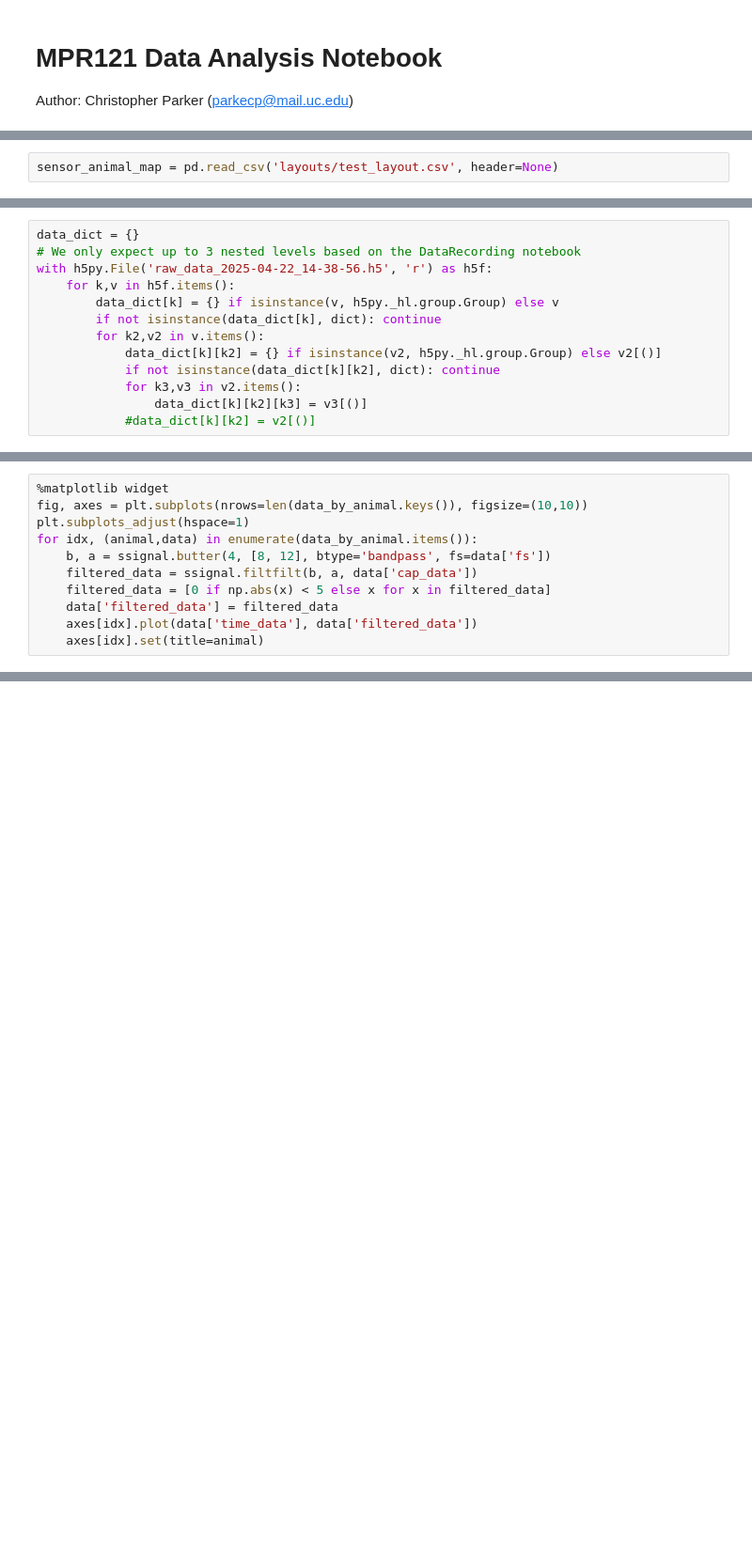
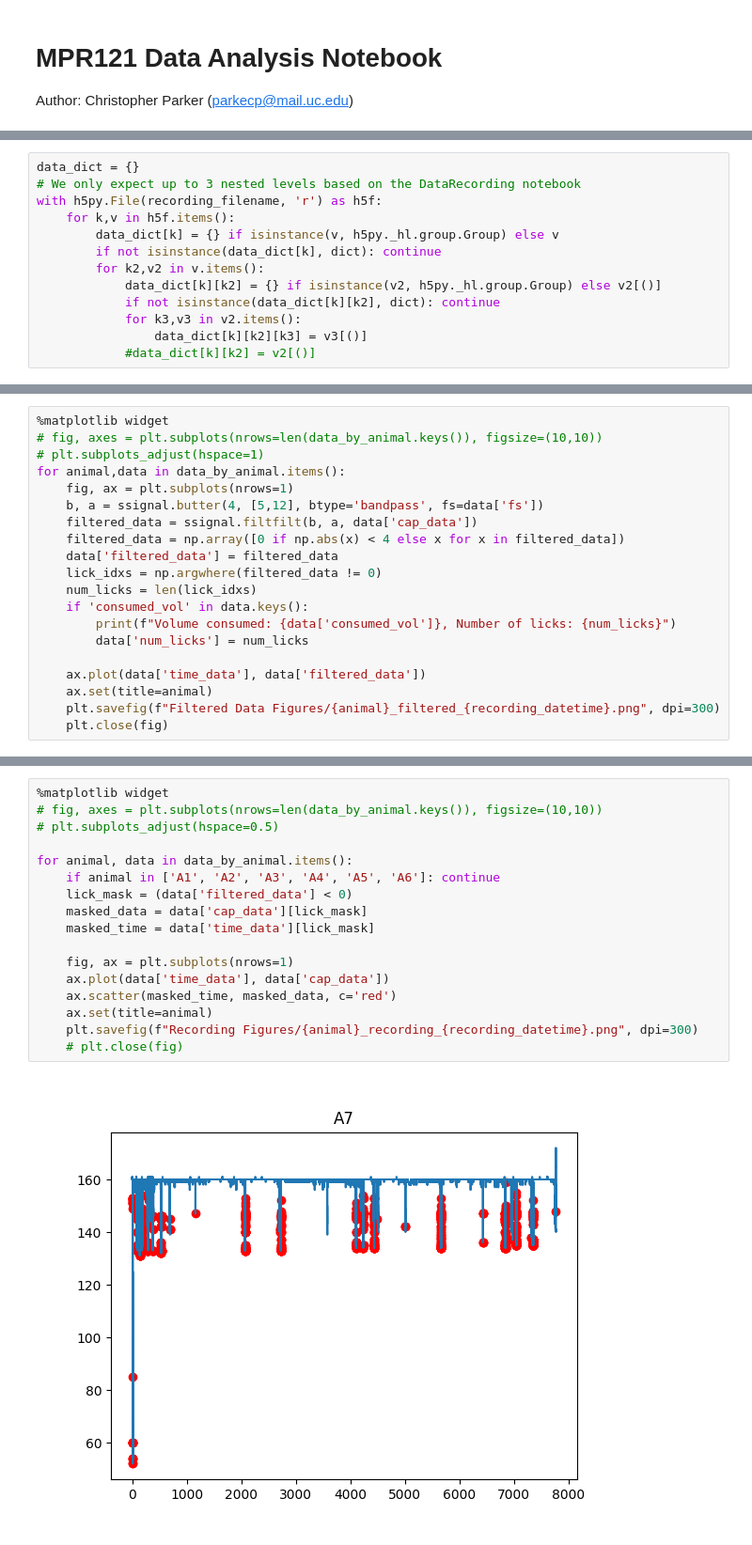
Before and after one commit to cparker-uc/Capacitive-Lick-Detection, a Jupyter notebook: MPR121_DataAnalysis.ipynb, the cells around one changed output, grey strips where cells are left out. Shown at 94% size. Drawn from its saved outputs; the diff is of its cells as text; blank space fills up the shorter version.

Commit message:
Made some modifications to the DataAnalysis notebook, including animal cage layout loading and the analysis algorithm

```diff
--- a/MPR121_DataAnalysis.ipynb
+++ b/MPR121_DataAnalysis.ipynb
@@ -11,2 +14,0 @@ import scipy.signal as ssignal
-# %%
-sensor_animal_map = pd.read_csv('layouts/test_layout.csv', header=None)
@@ -13,7 +60,7 @@ sensor_animal_map = pd.read_csv('layouts/test_layout.csv', header=None)
 # %%
 data_dict = {}
 # We only expect up to 3 nested levels based on the DataRecording notebook
-with h5py.File('raw_data_2025-04-22_14-38-56.h5', 'r') as h5f:
+with h5py.File(recording_filename, 'r') as h5f:
     for k,v in h5f.items():
         data_dict[k] = {} if isinstance(v, h5py._hl.group.Group) else v
         if not isinstance(data_dict[k], dict): continue
@@ -92,12 +112,21 @@ for idx,(animal, data) in enumerate(data_by_animal.items()):
 # %%
 %matplotlib widget
-fig, axes = plt.subplots(nrows=len(data_by_animal.keys()), figsize=(10,10))
-plt.subplots_adjust(hspace=1)
-for idx, (animal,data) in enumerate(data_by_animal.items()):
-    b, a = ssignal.butter(4, [8, 12], btype='bandpass', fs=data['fs'])
+# fig, axes = plt.subplots(nrows=len(data_by_animal.keys()), figsize=(10,10))
+# plt.subplots_adjust(hspace=1)
+for animal,data in data_by_animal.items():
+    fig, ax = plt.subplots(nrows=1)
+    b, a = ssignal.butter(4, [5,12], btype='bandpass', fs=data['fs'])
     filtered_data = ssignal.filtfilt(b, a, data['cap_data'])
-    filtered_data = [0 if np.abs(x) < 5 else x for x in filtered_data]
+    filtered_data = np.array([0 if np.abs(x) < 4 else x for x in filtered_data])
     data['filtered_data'] = filtered_data
-    axes[idx].plot(data['time_data'], data['filtered_data'])
-    axes[idx].set(title=animal)
+    lick_idxs = np.argwhere(filtered_data != 0)
+    num_licks = len(lick_idxs)
+    if 'consumed_vol' in data.keys():
+        print(f"Volume consumed: {data['consumed_vol']}, Number of licks: {num_licks}")
+        data['num_licks'] = num_licks
+
+    ax.plot(data['time_data'], data['filtered_data'])
+    ax.set(title=animal)
+    plt.savefig(f"Filtered Data Figures/{animal}_filtered_{recording_datetime}.png", dpi=300)
+    plt.close(fig)
 # %% [output]
@@ -104,0 +151,19 @@ for idx, (animal,data) in enumerate(data_by_animal.items()):
+# %%
+%matplotlib widget
+# fig, axes = plt.subplots(nrows=len(data_by_animal.keys()), figsize=(10,10))
+# plt.subplots_adjust(hspace=0.5)
+
+for animal, data in data_by_animal.items():
+    if animal in ['A1', 'A2', 'A3', 'A4', 'A5', 'A6']: continue
+    lick_mask = (data['filtered_data'] < 0)
+    masked_data = data['cap_data'][lick_mask]
+    masked_time = data['time_data'][lick_mask]
+
+    fig, ax = plt.subplots(nrows=1)
+    ax.plot(data['time_data'], data['cap_data'])
+    ax.scatter(masked_time, masked_data, c='red')
+    ax.set(title=animal)
+    plt.savefig(f"Recording Figures/{animal}_recording_{recording_datetime}.png", dpi=300)
+    # plt.close(fig)
+# %% [output]
+[figure, new version]
```
Also changed, not shown: parts of 13 cells of this notebook.
